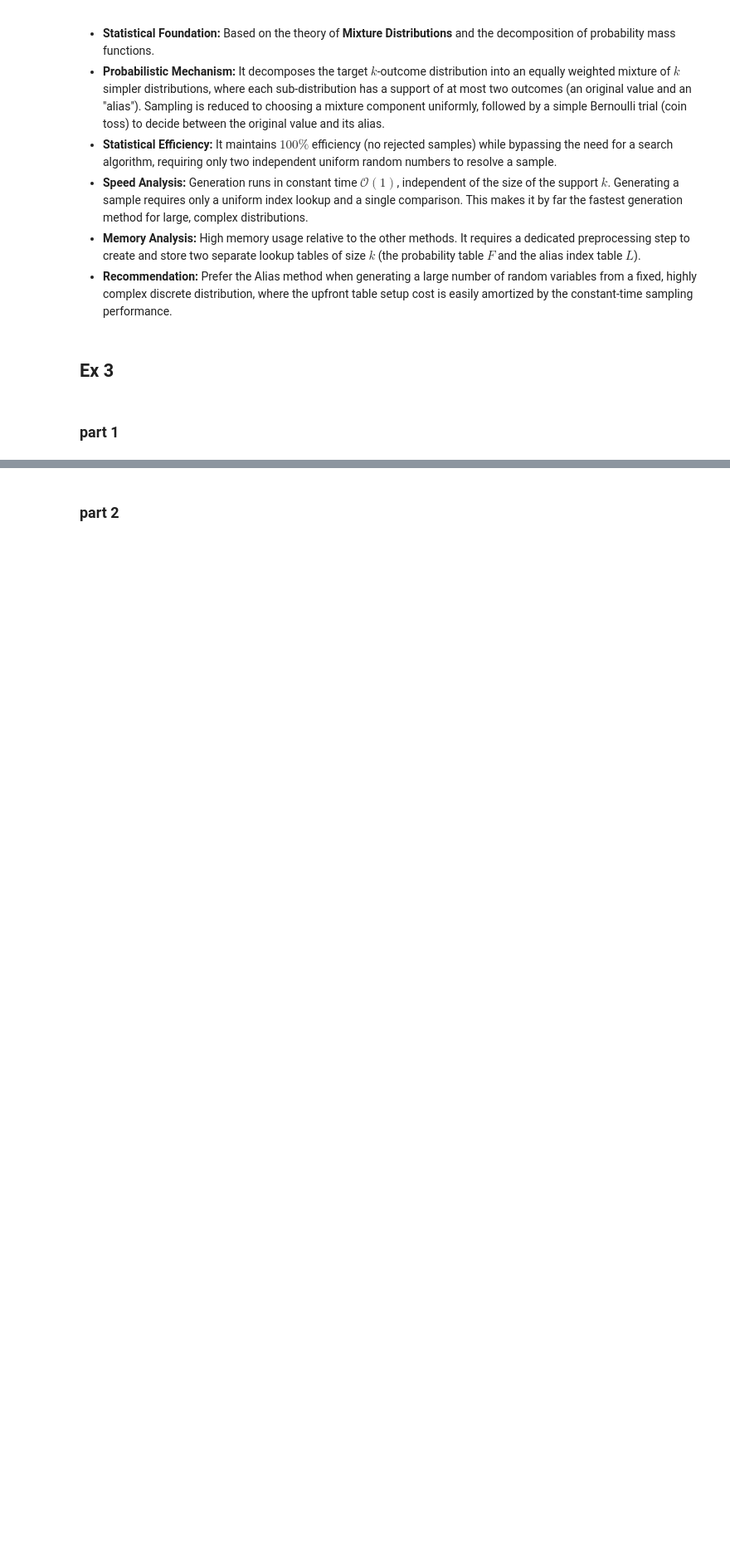
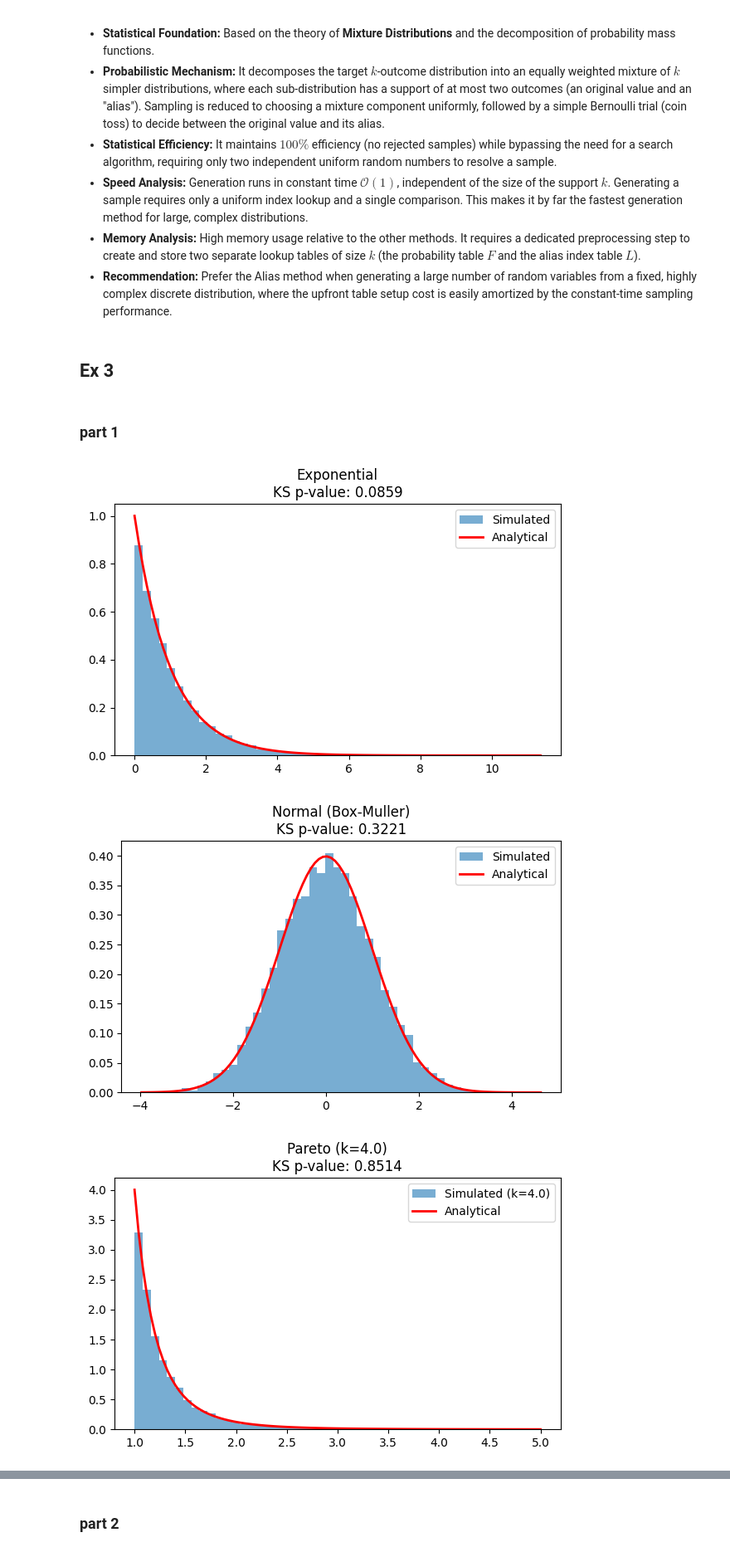
Before and after one commit to markus1573/stokastisk-simulering, a Jupyter notebook: Markus/week1.ipynb, the cells around one changed output, grey strips where cells are left out. Shown at 83% size. Cells and saved outputs as stored; diff of their text form; code cells hidden in the pictures; blank space fills up the shorter version.

Commit message:
plots til ex 3. Includerer også ks-test

```diff
--- a/Markus/week1.ipynb
+++ b/Markus/week1.ipynb
@@ -1035,15 +1037,15 @@ N = 10000
 # ==========================================
 U_exp = np.random.rand(N)
 X_exp = -np.log(U_exp) # Formula: X = -(1/lambda)*log(U)
-
+np.random.seed(42)
 # ==========================================
 # (b) Normal distribution (Box-Muller)
 # ==========================================
-U1 = np.random.rand(N)
-U2 = np.random.rand(N)
+U1,U2 = np.random.rand(2,N)
 # Formula: Z1 = sqrt(-2*log(U1)) * cos(2*pi*U2)
 X_norm = np.sqrt(-2 * np.log(U1)) * np.cos(2 * np.pi * U2)
 
+np.random.seed(42)
 # ==========================================
 # (c) Pareto distribution (beta = 1, various k)
 # ==========================================
@@ -1058,50 +1060,59 @@ for k in k_values:
 
 # ==========================================
 # Verification & Plots
 # ==========================================
-fig, axes = plt.subplots(1, 3, figsize=(18, 5))
-
 # Exp plot
-axes[0].hist(X_exp, bins=50, density=True, alpha=0.6, label="Simulated")
+plt.figure(figsize=(6, 4))
+plt.hist(X_exp, bins=50, density=True, alpha=0.6, label="Simulated")
 x_e = np.linspace(0, max(X_exp), 100)
-axes[0].plot(x_e, stats.expon.pdf(x_e), 'r-', lw=2, label="Analytical")
+plt.plot(x_e, stats.expon.pdf(x_e), 'r-', lw=2, label="Analytical")
 ks_exp = stats.kstest(X_exp, stats.expon.cdf)
-axes[0].set_title(f"Exponential\nKS p-value: {ks_exp.pvalue:.4f}")
-axes[0].legend()
+plt.title(f"Exponential\nKS p-value: {ks_exp.pvalue:.4f}")
+plt.legend()
+plt.tight_layout()
+plt.show()
 
 # Norm plot
-axes[1].hist(X_norm, bins=50, density=True, alpha=0.6, label="Simulated")
+plt.figure(figsize=(6, 4))
+plt.hist(X_norm, bins=50, density=True, alpha=0.6, label="Simulated")
 x_n = np.linspace(min(X_norm), max(X_norm), 100)
-axes[1].plot(x_n, stats.norm.pdf(x_n), 'r-', lw=2, label="Analytical")
+plt.plot(x_n, stats.norm.pdf(x_n), 'r-', lw=2, label="Analytical")
 ks_norm = stats.kstest(X_norm, stats.norm.cdf)
-axes[1].set_title(f"Normal (Box-Muller)\nKS p-value: {ks_norm.pvalue:.4f}")
-axes[1].legend()
-
-# Pareto plot (just showing k=3 for space)
-k_plot = 4.0
-axes[2].hist(X_pareto[k_plot], bins=50, range=(1, 5), density=True, alpha=0.6, label=f"Simulated (k={k_plot})")
-x_p = np.linspace(1, 5, 100)
-axes[2].plot(x_p, stats.pareto.pdf(x_p, b=k_plot, scale=beta), 'r-', lw=2, label="Analytical")
-ks_par = stats.kstest(X_pareto[k_plot], lambda x: stats.pareto.cdf(x, b=k_plot, scale=beta))
-axes[2].set_title(f"Pareto (k={k_plot})\nKS p-value: {ks_par.pvalue:.4f}")
-axes[2].legend()
-
+plt.title(f"Normal (Box-Muller)\nKS p-value: {ks_norm.pvalue:.4f}")
+plt.legend()
 plt.tight_layout()
 plt.show()
+
+# Pareto plot
+plt.figure(figsize=(6, 4))
+k_plot = 4.0
+plt.hist(X_pareto[k_plot], bins=50, range=(1, 5), density=True, alpha=0.6, label=f"Simulated (k={k_plot})")
+x_p = np.linspace(beta, 5, 100)
+plt.plot(x_p, stats.pareto.pdf(x_p, b=k_plot, scale=beta), 'r-', lw=2, label="Analytical")
+ks_par = stats.kstest(X_pareto[k_plot], lambda x: stats.pareto.cdf(x, b=k_plot, scale=beta))
+plt.title(f"Pareto (k={k_plot})\nKS p-value: {ks_par.pvalue:.4f}")
+plt.legend()
+plt.tight_layout()
+plt.show()
+
 
 # Print KS Test results for all Pareto k values
 print("--- Pareto KS Tests ---")
 for k in k_values:
     ks = stats.kstest(X_pareto[k], lambda x: stats.pareto.cdf(x, b=k, scale=beta))
     print(f"k = {k:<4} | p-value: {ks.pvalue:.4f}")
 
 # Print Moment Verification
 print("\n--- Moment Verification (Empirical vs. Analytical) ---")
 print(f"{'Distribution':<22} | {'Emp. Mean':<9} | {'Th. Mean':<9} | {'Emp. Var':<9} | {'Th. Var':<9}")
 print("-" * 70)
 
 # Exponential
 print(f"{'Exponential':<22} | {np.mean(X_exp):9.4f} | {1.0:9.4f} | {np.var(X_exp):9.4f} | {1.0:9.4f}")
 
 # Normal
 print(f"{'Normal (Box-Muller)':<22} | {np.mean(X_norm):9.4f} | {0.0:9.4f} | {np.var(X_norm):9.4f} | {1.0:9.4f}")
+# %% [output]
+[figure, added]
+[figure, added]
+[figure, added]
```
Also changed, not shown: parts of 7 cells of this notebook, 3 other files.
